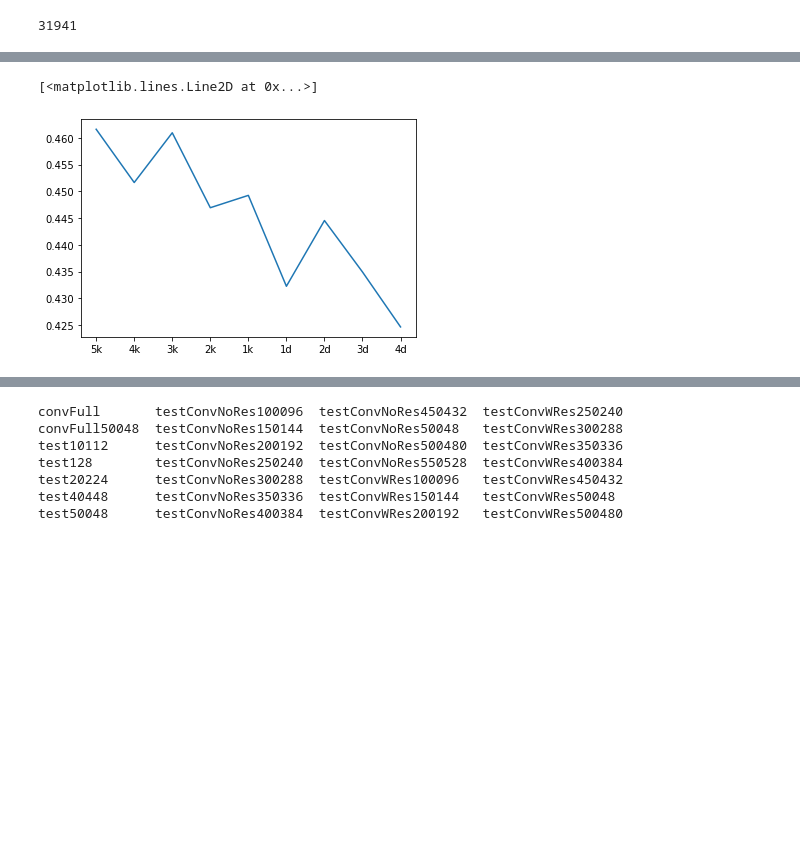
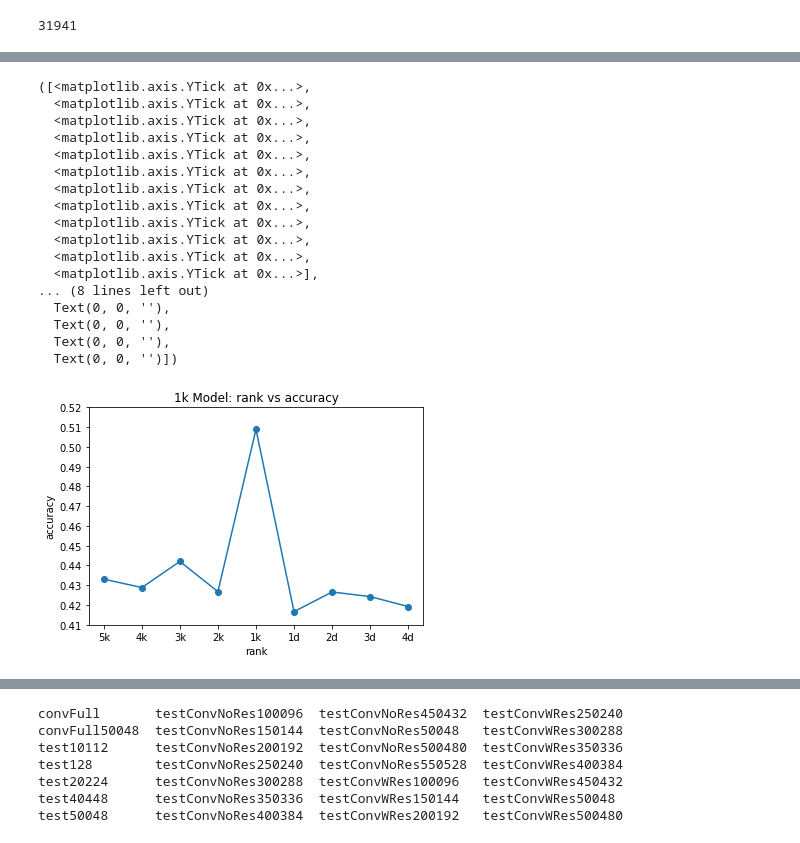
Before and after one commit to vietnguyen98/humanGoEngine, a Jupyter notebook: modelAnalysis.ipynb, the cells around one changed output, grey strips where cells are left out. Cells and saved outputs as stored; diff of their text form; code cells hidden in the pictures; blank space fills up the shorter version.

```diff
--- a/modelAnalysis.ipynb
+++ b/modelAnalysis.ipynb
@@ -375,7 +368,7 @@ len(testData[0])
 # %%
 accs = []
 device = torch.device('cuda:0')
-for i in range(1, len(ranks)):
+for i in range(len(ranks)):
     print("building dataset for rank: ", ranks[i])
     test_data = GoDataset(testData[i], testLabels[i])
     test_loader = DataLoader(test_data, batch_size = 128, shuffle = False, num_workers = 4)
@@ -391,5 +384,5 @@ for i in range(1, len(ranks)):
     acc = count / len(test_loader.dataset)
     print("accuracy: ", acc)
     accs.append(acc)
-torch.save(accs, "accs.pt")
+torch.save(accs, "accs1k.pt")
 # %% [output]
@@ -445,0 +407,8 @@ accuracy:  tensor(0.4247, device='cuda:0')
+# %%
+accsNP = []
+for acc in accs:
+    accsNP.append(acc.item())
+# %%
+acc1k = accsNP
+# %%
+acc1k[4] = pureAcc.item()
@@ -446,5 +427,30 @@ accuracy:  tensor(0.4247, device='cuda:0')
 # %%
-plt.plot(ranks, accs)
+plt.xlabel("rank")
+plt.ylabel("accuracy")
+#plt.title("All Ranks Model: rank vs accuracy")
+plt.title("1k Model: rank vs accuracy")
+plt.scatter(ranks, acc1k)
+plt.plot(ranks, acc1k)
+x1,x2,y1,y2 = plt.axis()
+plt.axis((x1,x2,.41,.52))
+plt.yticks(np.arange(.41, .52, .01))
+#plt.plot(ranks, accs, color = "blue")
 # %% [output]
-[<matplotlib.lines.Line2D at 0x...>]
+([<matplotlib.axis.YTick at 0x...>,
+  <matplotlib.axis.YTick at 0x...>,
+  <matplotlib.axis.YTick at 0x...>,
+  <matplotlib.axis.YTick at 0x...>,
+  <matplotlib.axis.YTick at 0x...>,
+  <matplotlib.axis.YTick at 0x...>,
+  <matplotlib.axis.YTick at 0x...>,
+  <matplotlib.axis.YTick at 0x...>,
+  <matplotlib.axis.YTick at 0x...>,
+  <matplotlib.axis.YTick at 0x...>,
+  <matplotlib.axis.YTick at 0x...>,
+  <matplotlib.axis.YTick at 0x...>],
+... (8 lines left out)
+  Text(0, 0, ''),
+  Text(0, 0, ''),
+  Text(0, 0, ''),
+  Text(0, 0, '')])
-[figure, old version]
+[figure, new version]
```
Also changed, not shown: parts of 46 cells of this notebook, 7 other files.
